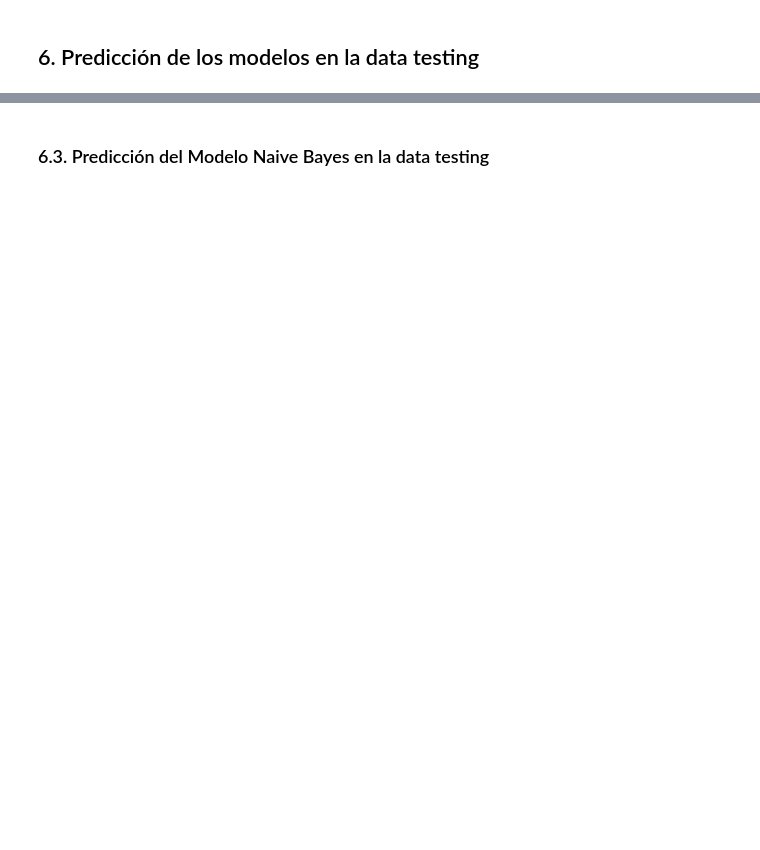
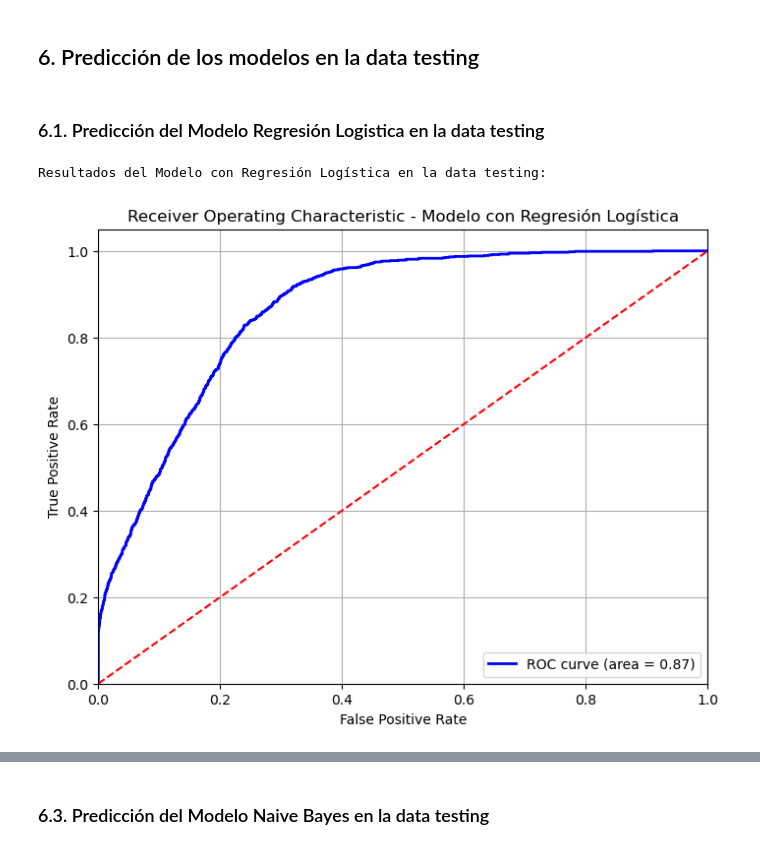
Before and after one commit to CieloLozada/Proyecto-final---Futura-, a Jupyter notebook: HRAnalytics_Parte2.ipynb, the cells around one changed output, grey strips where cells are left out. Drawn from its saved outputs; the diff is of its cells as text; code cells hidden in the pictures; blank space fills up the shorter version.

```diff
--- a/HRAnalytics_Parte2.ipynb
+++ b/HRAnalytics_Parte2.ipynb
@@ -325,6 +307,6 @@ array(['region_7', 'region_22', 'region_19', 'region_23', 'region_26',
 # %%
 # Creación de variables dummies para las variables categóricas seleccionadas
-datos_transformado = pd.get_dummies(datos_transformado.drop(columns={'region'}), columns=['department', 'education',
+datos_transformado = pd.get_dummies(datos_transformado, columns=['department', 'region', 'education',
                                                                  'gender', 'recruitment_channel'],
                                     drop_first=True)
 
@@ -837,14 +482,14 @@ estilizar_tabla(test_df, "Distribución de Clases en el Conjunto de Prueba")
 from imblearn.over_sampling import BorderlineSMOTE
 
 # Configuración de Borderline-SMOTE
-borderline_smote_catboost = BorderlineSMOTE(sampling_strategy=0.45, random_state=2024, kind='borderline-1')
+borderline_smote = BorderlineSMOTE(sampling_strategy='auto', random_state=2024, kind='borderline-1')
 
 # Aplicar Borderline-SMOTE al conjunto de datos de entrenamiento
-X_train_border_catboost, y_train_border_catboost = borderline_smote_catboost.fit_resample(X_train, y_train)
+X_train_border, y_train_border = borderline_smote.fit_resample(X_train, y_train)
 
 # Calculando las frecuencias y porcentajes de las clases después de aplicar Borderline-SMOTE
-border_counts = y_train_border_catboost.value_counts()
-border_percent = round(y_train_border_catboost.value_counts(normalize=True) * 100, 2)
+border_counts = y_train_border.value_counts()
+border_percent = round(y_train_border.value_counts(normalize=True) * 100, 2)
 
 # Creando un DataFrame para la distribución de clases después de Borderline-SMOTE
 borderline_df = pd.DataFrame({'Frecuencia': border_counts, 'Porcentaje (%)': border_percent})
@@ -954,0 +634,34 @@ X_train_border_catboost.head()
+# %% [markdown]
+### 6.1. Predicción del Modelo Regresión Logistica en la data testing
+# %%
+print("\nResultados del Modelo con Regresión Logística en la data testing:")
+y_prob_log_test = log_reg_border.predict_proba(X_test)[:, 1]
+y_pred_log_test = log_reg_border.predict(X_test)
+
+# Cálculo de métricas
+cm_log_test = confusion_matrix(y_test, y_pred_log_test)
+sensitivity_log_test = recall_score(y_test, y_pred_log_test, pos_label='PROMOVIDO')
+specificity_log_test = cm_log_test[0, 0] / sum(cm_log_test[0, :])
+accuracy_log_test = accuracy_score(y_test, y_pred_log_test)
+balanced_accuracy_log_test = (sensitivity_log_test + specificity_log_test) / 2
+logloss_log_test = log_loss(y_test, y_prob_log_test)
+
+# Cálculo de la curva ROC y AUC
+fpr_log_test, tpr_log_test, _ = roc_curve(y_test, y_prob_log_test, pos_label='PROMOVIDO')
+roc_auc_log_test = auc(fpr_log_test, tpr_log_test)
+
+# Gráfico de la curva ROC para el Modelo con Regresión Logística
+plt.figure(figsize=(8, 6))
+plt.plot(fpr_log_test, tpr_log_test, color='blue', lw=2, label='ROC curve (area = {:.2f})'.format(roc_auc_log_test))
+plt.plot([0, 1], [0, 1], color='red', linestyle='--')
+plt.xlim([0.0, 1.0])
+plt.ylim([0.0, 1.05])
+plt.xlabel('False Positive Rate')
+plt.ylabel('True Positive Rate')
+plt.title('Receiver Operating Characteristic - Modelo con Regresión Logística')
+plt.legend(loc='lower right')
+plt.grid()
+plt.show()
+# %% [output]
+Resultados del Modelo con Regresión Logística en la data testing:
+[figure, added]
```
Also changed, not shown: parts of 70 cells of this notebook.
